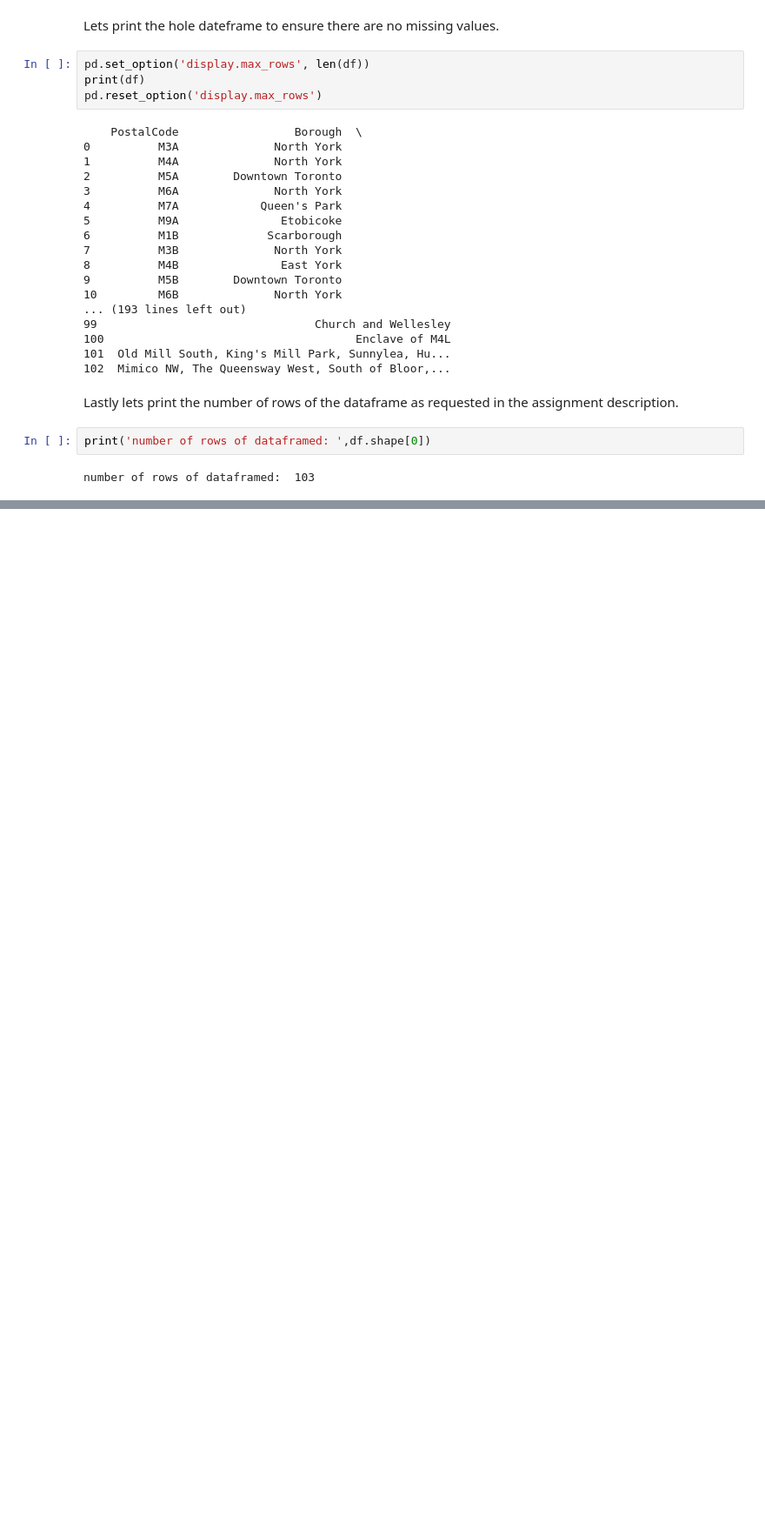
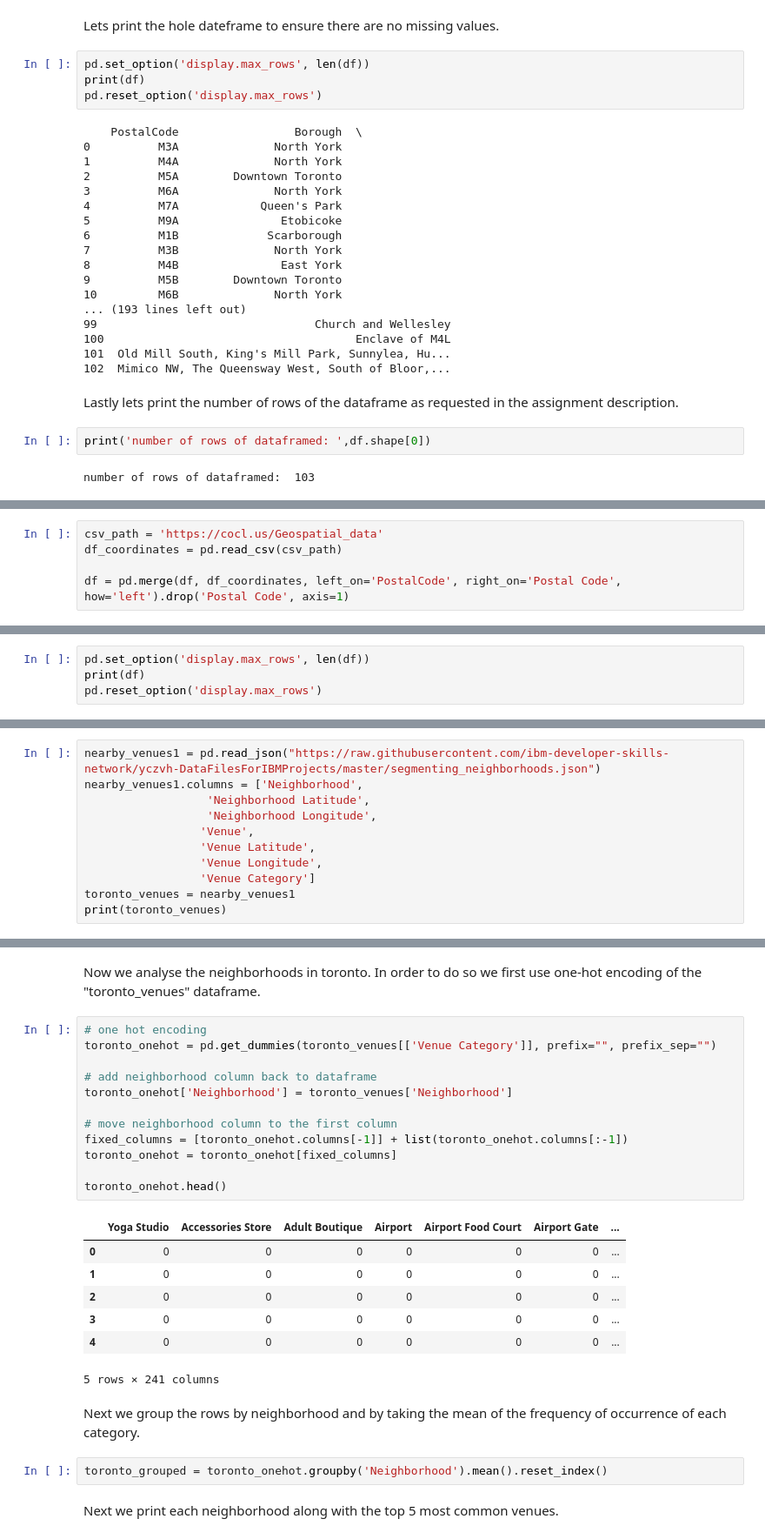
Before and after one commit to SiSchi-Git/IBMDataScienceAppliedDataScienceCapstone, a Jupyter notebook: week3_SegmentingAndClusteringNeighborhoodsInToronto.ipynb, the cells around one changed output, grey strips where cells are left out. Shown: that part at 87% size. Drawn from its saved outputs; the diff is of its cells as text; blank space fills up the shorter version.

```diff
--- a/week3_SegmentingAndClusteringNeighborhoodsInToronto.ipynb
+++ b/week3_SegmentingAndClusteringNeighborhoodsInToronto.ipynb
@@ -67,0 +100,5 @@ number of rows of dataframed:  103
+# %%
+csv_path = 'https://cocl.us/Geospatial_data'
+df_coordinates = pd.read_csv(csv_path)
+
+df = pd.merge(df, df_coordinates, left_on='PostalCode', right_on='Postal Code', how='left').drop('Postal Code', axis=1)
@@ -67,0 +107,4 @@ number of rows of dataframed:  103
+# %%
+pd.set_option('display.max_rows', len(df))
+print(df)
+pd.reset_option('display.max_rows')
@@ -67,0 +198,11 @@ number of rows of dataframed:  103
+# %%
+nearby_venues1 = pd.read_json("https://raw.githubusercontent.com/ibm-developer-skills-network/yczvh-DataFilesForIBMProjects/master/segmenting_neighborhoods.json")
+nearby_venues1.columns = ['Neighborhood',
+                  'Neighborhood Latitude',
+                  'Neighborhood Longitude',
+                 'Venue',
+                 'Venue Latitude',
+                 'Venue Longitude',
+                 'Venue Category']
+toronto_venues = nearby_venues1
+print(toronto_venues)
@@ -67,0 +227,28 @@ number of rows of dataframed:  103
+# %% [markdown]
+Now we analyse the neighborhoods in toronto. In order to do so we first use one-hot encoding of the "toronto_venues" dataframe.
+# %%
+# one hot encoding
+toronto_onehot = pd.get_dummies(toronto_venues[['Venue Category']], prefix="", prefix_sep="")
+
+# add neighborhood column back to dataframe
+toronto_onehot['Neighborhood'] = toronto_venues['Neighborhood']
+
+# move neighborhood column to the first column
+fixed_columns = [toronto_onehot.columns[-1]] + list(toronto_onehot.columns[:-1])
+toronto_onehot = toronto_onehot[fixed_columns]
+
+toronto_onehot.head()
+# %% [output]
+|  | Yoga Studio | Accessories Store | Adult Boutique | Airport | Airport Food Court | Airport Gate | ... |
+| 0 | 0 | 0 | 0 | 0 | 0 | 0 | ... |
+| 1 | 0 | 0 | 0 | 0 | 0 | 0 | ... |
+| 2 | 0 | 0 | 0 | 0 | 0 | 0 | ... |
+| 3 | 0 | 0 | 0 | 0 | 0 | 0 | ... |
+| 4 | 0 | 0 | 0 | 0 | 0 | 0 | ... |
+5 rows × 241 columns
+# %% [markdown]
+Next we group the rows by neighborhood and by taking the mean of the frequency of occurrence of each category.
+# %%
+toronto_grouped = toronto_onehot.groupby('Neighborhood').mean().reset_index()
+# %% [markdown]
+Next we print each neighborhood along with the top 5 most common venues.
```
Also changed, not shown: parts of 39 cells of this notebook.
